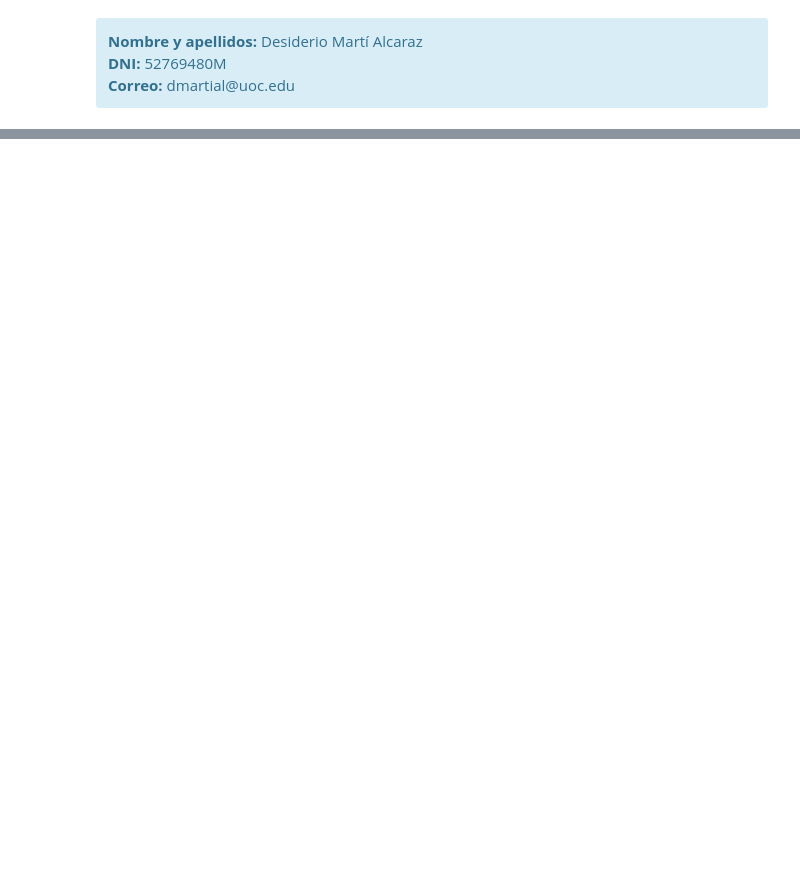
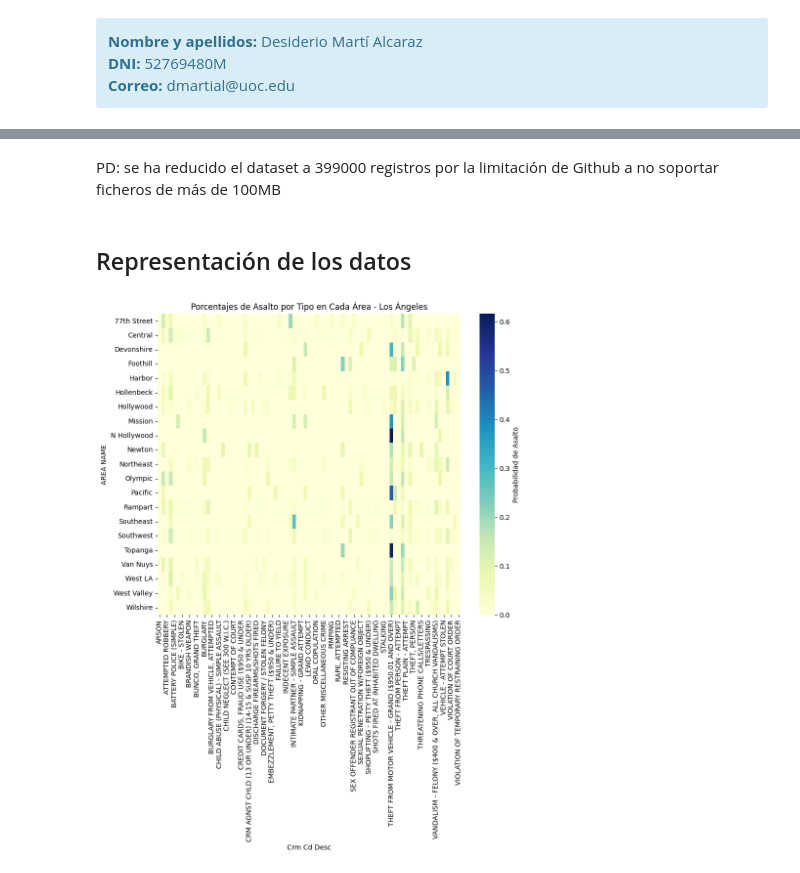
Before and after one commit to desimartiout/vd-pec2, a Jupyter notebook: vd-pec2-heatmap.ipynb, the cells around one changed output, grey strips where cells are left out. Cells and saved outputs as stored; diff of their text form; code cells hidden in the pictures; blank space fills up the shorter version.

```diff
--- a/vd-pec2-heatmap.ipynb
+++ b/vd-pec2-heatmap.ipynb
@@ -658,0 +84,18 @@ R^2 train: 0.840, test: 0.163
+# %%
+import os
+import pandas as pd
+import seaborn as sns
+import matplotlib.pyplot as plt
+
+# Ruta al archivo CSV
+archivo_csv = os.path.join('datasets', 'Crime_Data_from_2020_to_Present_reducido.csv')
+
+# Cargar datos desde el archivo CSV
+df = pd.read_csv(archivo_csv, sep=',')
+
+print(df.head())
+print(df.describe())
+print(df.shape)
+print(df.columns)
+
+COLUMNAS = ['AREA NAME', 'Vict Sex']
@@ -658,0 +120,15 @@ R^2 train: 0.840, test: 0.163
+# %% [markdown]
+PD: se ha reducido el dataset a 399000 registros por la limitación de Github a no soportar ficheros de más de 100MB
+# %% [markdown]
+## Representación de los datos
+# %%
+probabilidad_asalto = df.groupby(['AREA NAME', 'Crm Cd Desc']).size() / df.groupby('AREA NAME').size()
+probabilidad_asalto = probabilidad_asalto.unstack().fillna(0)
+
+plt.figure(figsize=(10, 8))
+sns.heatmap(probabilidad_asalto, cmap='YlGnBu', annot=False, cbar_kws={'label': 'Probabilidad de Asalto'})
+
+plt.title('Porcentajes de Asalto por Tipo en Cada Área - Los Ángeles')
+plt.show()
+# %% [output]
+[figure, added]
```
Also changed, not shown: parts of 70 cells of this notebook, 2 other files.
